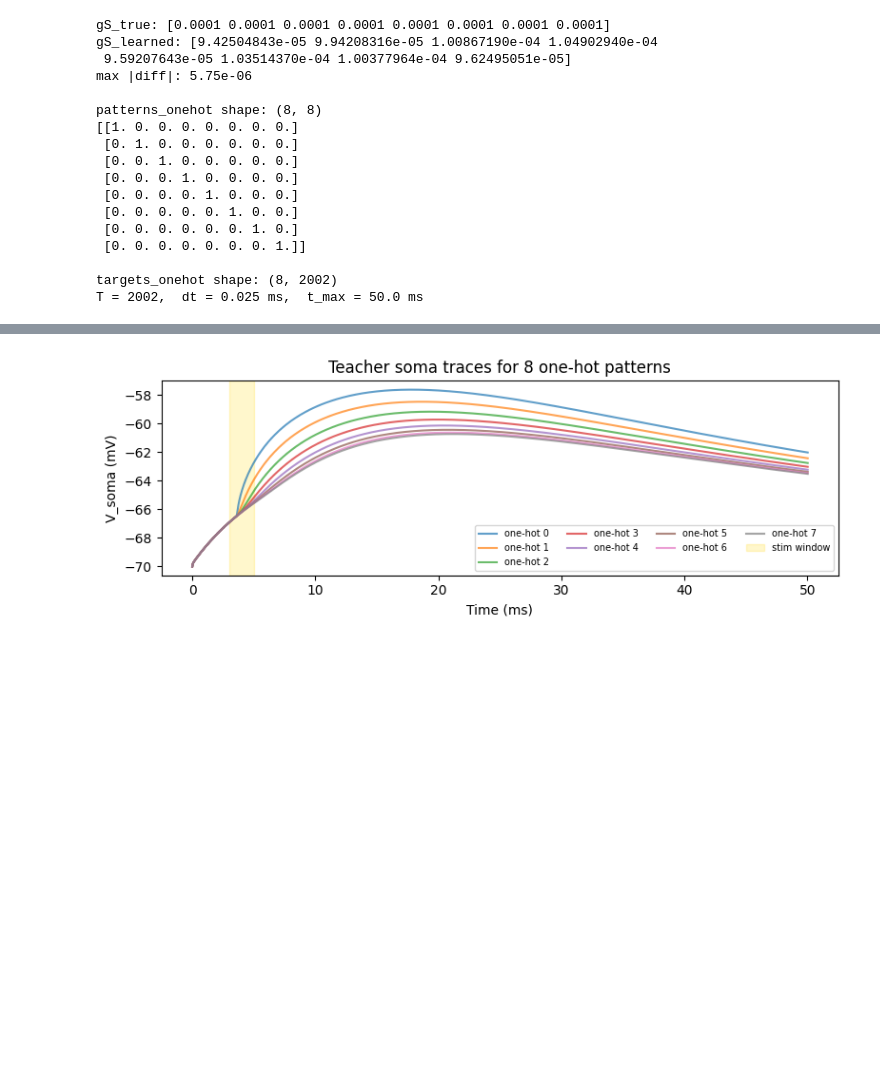
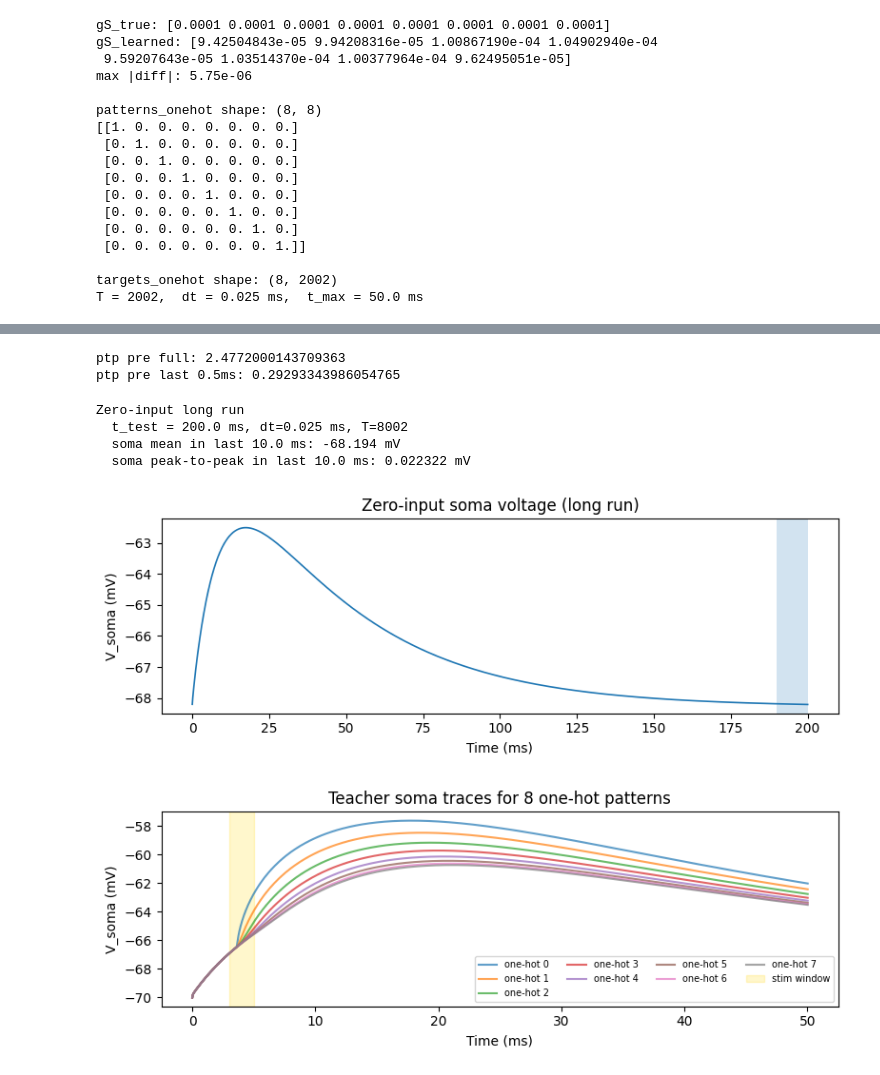
Before and after one commit to itzelts/jaxneuro, a Jupyter notebook: notebooks/retrain.ipynb, the cells around one changed output, grey strips where cells are left out. Saved outputs shown, nothing was run; the diff lists cells and outputs as text; code cells hidden in the pictures; blank space fills up the shorter version.

```diff
--- a/notebooks/retrain.ipynb
+++ b/notebooks/retrain.ipynb
@@ -219,3 +330,76 @@ T = 2002,  dt = 0.025 ms,  t_max = 50.0 ms
+# %%
+pre = t_arr < i_delay
+late_pre = (t_arr > (i_delay - 0.5)) & (t_arr < i_delay)  # last 0.5 ms before stim
+arr = np.asarray(targets_onehot)
+print("ptp pre full:", np.ptp(arr[:, pre], axis=1).max())
+print("ptp pre last 0.5ms:", np.ptp(arr[:, late_pre], axis=1).max())
+# %% [output]
+ptp pre full: 2.4772000143709363
+ptp pre last 0.5ms: 0.29293343986054765
+# %%
+# =========================
+# Zero-input drift test
+# =========================
+
+# 1) Run a long simulation with NO presynaptic input
+t_test = 200.0  # ms (try 200; bump to 500 if needed)
+pattern_zero = jnp.zeros((Nsyn,), dtype=jnp.float64)
+
+def simulate_zero_long(params_phys, t_max_long=t_test):
+    amps = base_amp * pattern_zero  # all zeros
+    currents = jx.datapoint_to_step_currents(
+        i_delay=1e9,          # put stimulus way outside the sim window
+        i_dur=i_dur,
+        i_amp=amps,           # all zero anyway
+        delta_t=dt,
+        t_max=t_max_long,
+    )
+    net_analysis.delete_stimuli()
+    data_stimuli = None
+    for i in range(num_pre):
+        data_stimuli = (
+            net_analysis.cell(i).branch(0).loc(0.0)
+            .data_stimulate(currents[i], data_stimuli=data_stimuli)
+        )
+    traces = jx.integrate(
+        net_analysis, params=params_phys,
+        data_stimuli=data_stimuli, delta_t=dt,
+    )
+    return np.asarray(traces)  # (Nsyn, T_long)
+
+tr_long = simulate_zero_long(params_true, t_max_long=t_test)
+t_long = np.arange(tr_long.shape[1]) * dt
+
+# soma trace (recording 0)
+v_soma = tr_long[0]
+
+# 2) Quantify whether it "flattens": peak-to-peak in last 10 ms
+last_ms = 10.0
+mask_last = t_long >= (t_test - last_ms)
+ptp_last = np.ptp(v_soma[mask_last])
+mean_last = v_soma[mask_last].mean()
+
+print("Zero-input long run")
+print(f"  t_test = {t_test} ms, dt={dt} ms, T={tr_long.shape[1]}")
+print(f"  soma mean in last {last_ms} ms: {mean_last:.3f} mV")
+print(f"  soma peak-to-peak in last {last_ms} ms: {ptp_last:.6f} mV")
+
+# 3) Plot soma (optional)
+import matplotlib.pyplot as plt
+plt.figure(figsize=(8,3))
+plt.plot(t_long, v_soma, lw=1.2)
+plt.axvspan(t_test-last_ms, t_test, alpha=0.2)
+plt.xlabel("Time (ms)")
+plt.ylabel("V_soma (mV)")
+plt.title("Zero-input soma voltage (long run)")
+plt.tight_layout()
+plt.show()
+# %% [output]
+Zero-input long run
+  t_test = 200.0 ms, dt=0.025 ms, T=8002
+  soma mean in last 10.0 ms: -68.194 mV
+  soma peak-to-peak in last 10.0 ms: 0.022322 mV
+[figure, added]
 # %%
 fig, ax = plt.subplots(figsize=(8, 3))
 for p in range(Nsyn):
```
Also changed, not shown: parts of 8 cells of this notebook.
